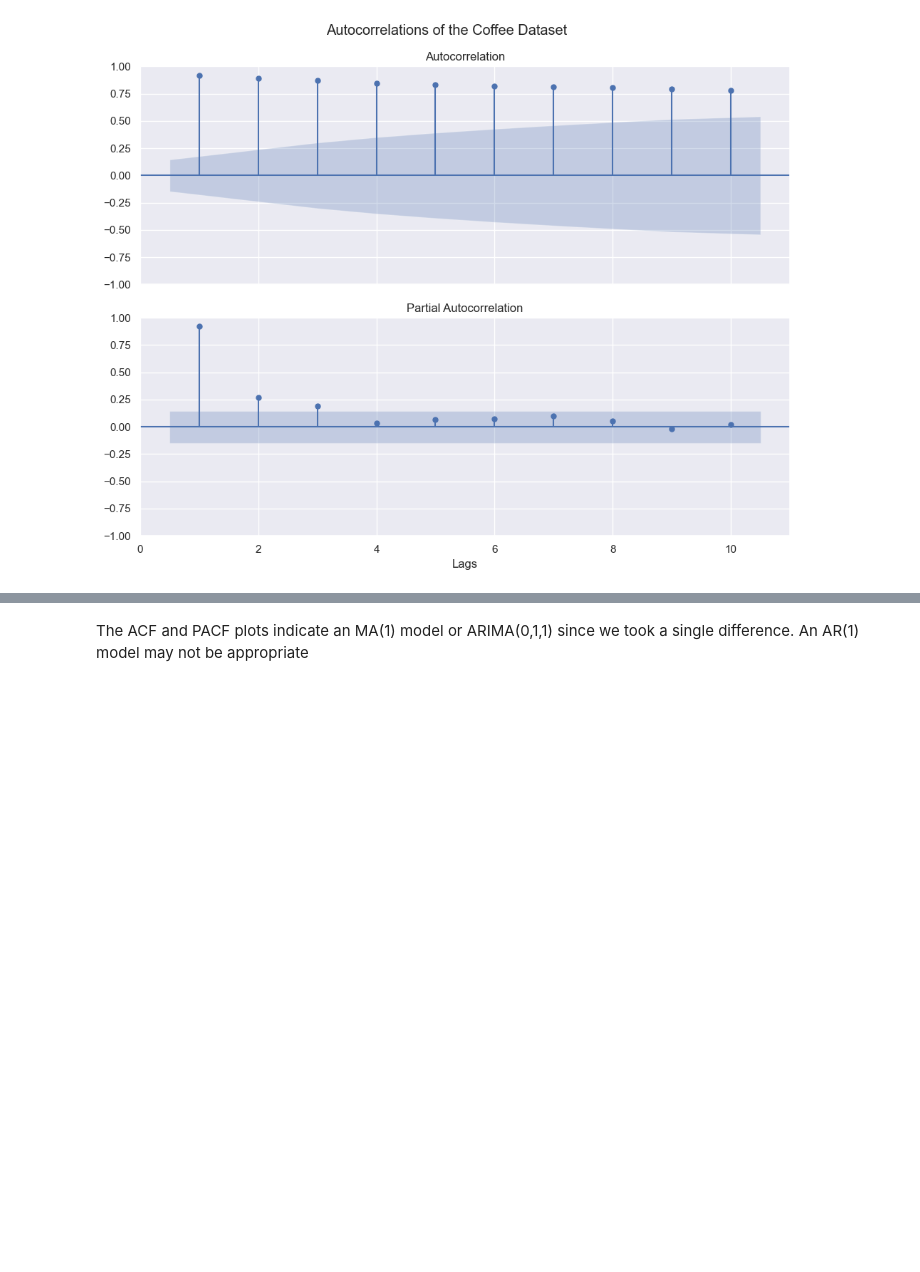
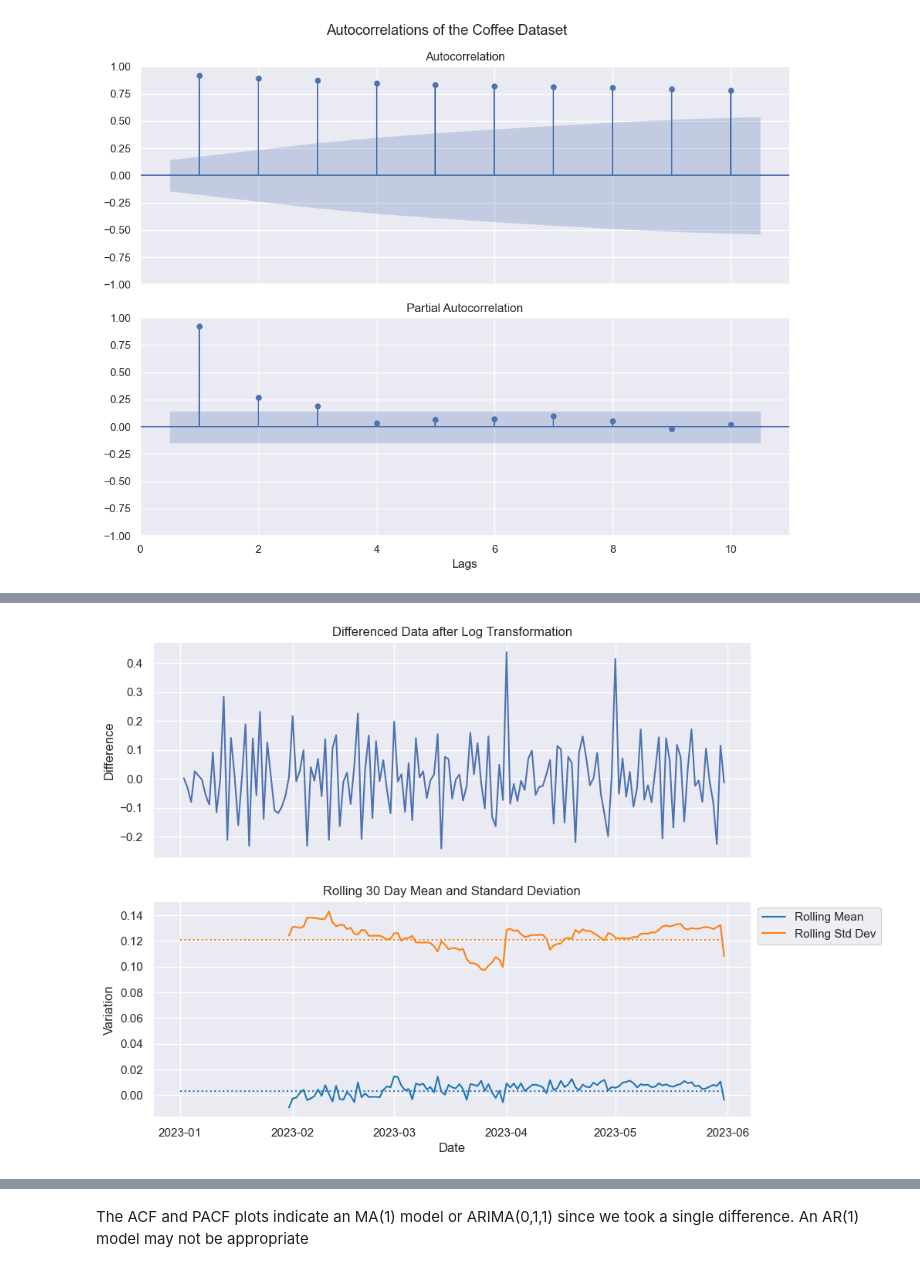
Before and after one commit to Murphysics1/masters_capstone, a Jupyter notebook: MLR_Autoregression_Model.ipynb, the cells around one changed output, grey strips where cells are left out. Cells and saved outputs as stored; diff of their text form; code cells hidden in the pictures; blank space fills up the shorter version.

```diff
--- a/MLR_Autoregression_Model.ipynb
+++ b/MLR_Autoregression_Model.ipynb
@@ -163,0 +143,4 @@ sns.move_legend(axes[1], "upper left", bbox_to_anchor=(1, 1))
+# %%
+mean_std_view(df_coffee_stationary,'Difference_log',title = 'Differenced Data after Log Transformation')
+# %% [output]
+[figure, added]
```
Also changed, not shown: parts of 37 cells of this notebook, 1 other file.
